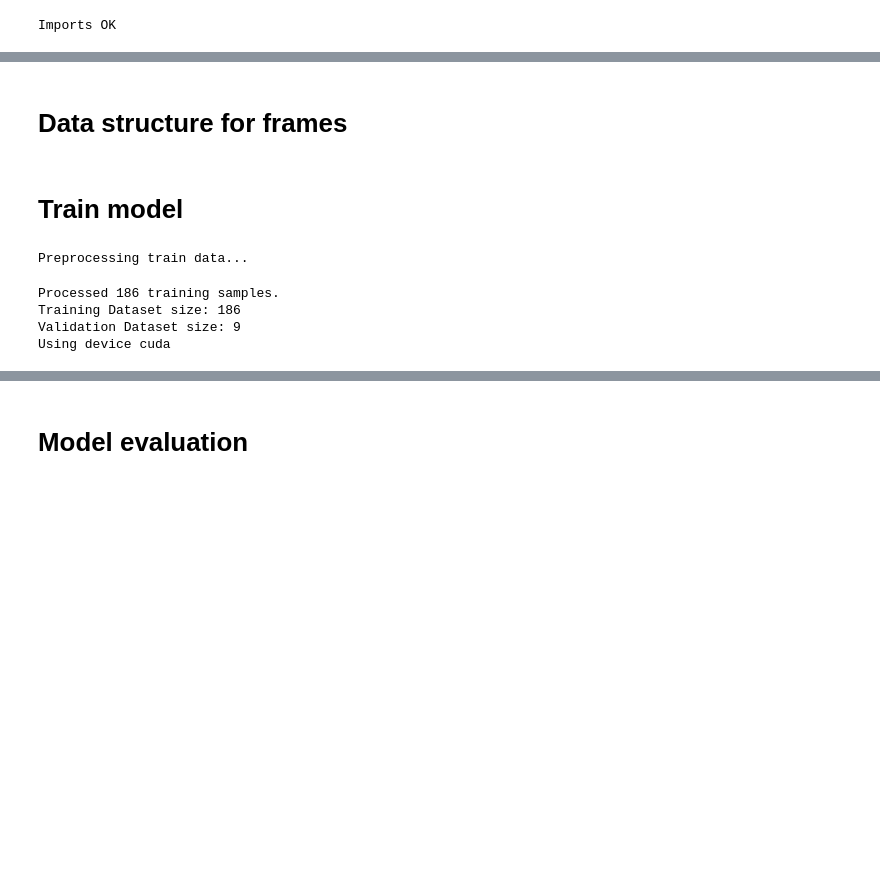
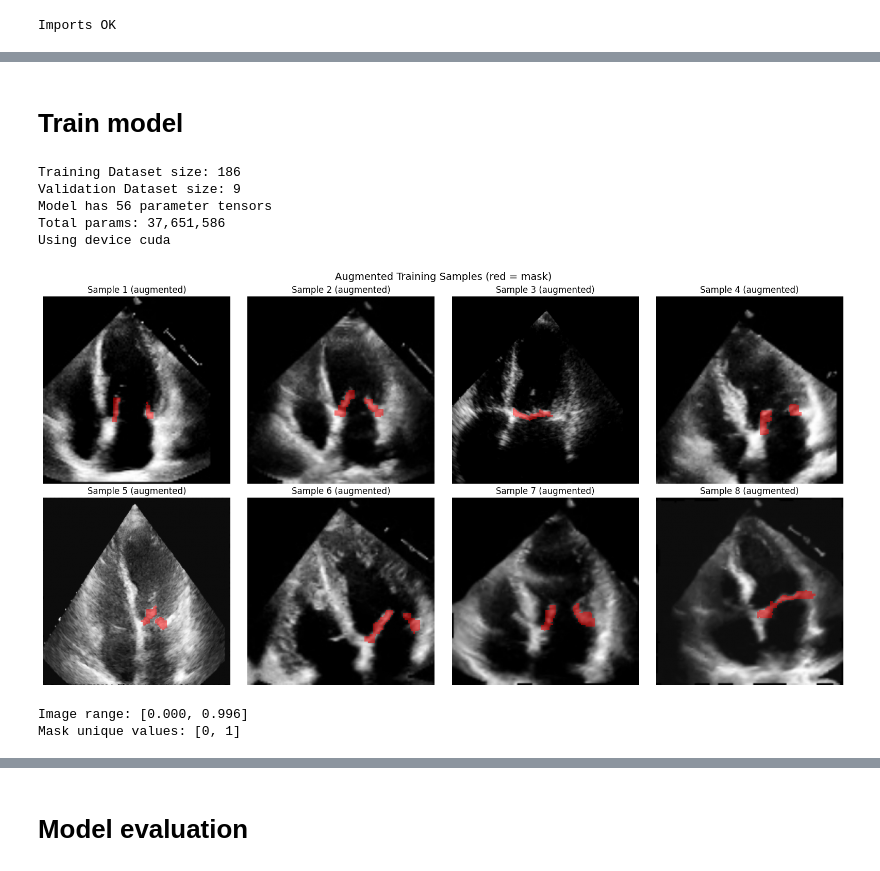
Before and after one commit to LuisZim/AML-ETH-Project2, a Jupyter notebook: notebooks/UNet_colab.ipynb, the cells around one changed output, grey strips where cells are left out. Saved outputs shown, nothing was run; the diff lists cells and outputs as text; code cells hidden in the pictures; blank space fills up the shorter version.

Commit message:
Adjust dataset.py to allow for training with data augmentation.

```diff
--- a/notebooks/UNet_colab.ipynb
+++ b/notebooks/UNet_colab.ipynb
@@ -92,2 +69,0 @@ from train import train_one_epoch, eval_one_epoch
-# %% [markdown]
-# Data structure for frames
@@ -98,23 +72,19 @@ from dataset import FramesDataset
 # %%
 # For now, data contains all videos labeled by amateurs. We do a 80/20 train/val split here.
 from utils.utilities import make_train_test_split
+from dataset import FramesDataset
+from models.UNet import UNet, initialize_weights
+from torch.utils.data import DataLoader
 import torch.nn as nn
+import torch
 
 # Split data into train and validation sets. We take validation data only from expert labeled videos.
 # test_ratio refers to the fraction of expert labeled videos, NOT total videos.
 train_data, val_data = make_train_test_split(data, test_ratio=0.2, random_seed=42)
 
-# preprocess training data and validation data: extract frames and masks from data dicts
-from utils.utilities import preprocess_train_data
-print("Preprocessing train data...")
-names, frames, masks = preprocess_train_data(train_data)
-val_names, val_frames, val_masks = preprocess_train_data(val_data)
-# Make frames and masks single channel (H,W) So list has dimension (N, H, W) not (N, H, W, 1)
-print(f"Processed {len(names)} training samples.")
-
 # set up dataset and dataloader
-train_ds = FramesDataset(frames, masks)
-val_ds = FramesDataset(val_frames, val_masks)
+train_ds = FramesDataset(train_data, augmentation=True)
+val_ds = FramesDataset(val_data)
 print(f'Training Dataset size: {len(train_ds)}')
 print(f'Validation Dataset size: {len(val_ds)}')
 
@@ -123,6 +93,10 @@ val_loader = DataLoader(val_ds, batch_size=8, shuffle=False)
 
 # Set up model, optimizer, criterion, device
 model = UNet(n_channels=1, n_classes=2)
+# Check if model has parameters
+params = list(model.parameters())
+print(f"Model has {len(params)} parameter tensors")
+print(f"Total params: {sum(p.numel() for p in params):,}")
 initialize_weights(model)
 optim = torch.optim.Adam(model.parameters(), lr=1e-3)
 criterion = nn.CrossEntropyLoss()
@@ -130,11 +104,50 @@ device = torch.device('cuda' if torch.cuda.is_available() else 'cpu')
 print('Using device', device)
 model = model.to(device)
 # %% [output]
-Preprocessing train data...
+Training Dataset size: 186
+Validation Dataset size: 9
+Model has 56 parameter tensors
+Total params: 37,651,586
+Using device cuda
-Processed 186 training samples.
-Training Dataset size: 186
-Validation Dataset size: 9
-Using device cuda
+# %%
+# Visualize augmented samples from train_loader
+import matplotlib.pyplot as plt
+
+# Get one batch from train_loader
+batch = next(iter(train_loader))
+imgs, masks = batch
+
+# Show first 8 samples
+fig, axes = plt.subplots(2, 4, figsize=(16, 8))
+axes = axes.flatten()
+
+for i in range(min(8, imgs.shape[0])):
+    img = imgs[i, 0].numpy()  # (H, W)
+    mask = masks[i].numpy()   # (H, W)
+
+    # Create overlay: image in grayscale, mask in red
+    ax = axes[i]
+    ax.imshow(img, cmap='gray')
+
+    # Red overlay for mask
+    rgba = np.zeros((img.shape[0], img.shape[1], 4))
+    rgba[..., 0] = 1.0  # red channel
+    rgba[..., 3] = mask * 0.5  # alpha where mask is present
+    ax.imshow(rgba, interpolation='nearest')
+
+    ax.set_title(f'Sample {i+1} (augmented)')
+    ax.axis('off')
+
+plt.tight_layout()
+plt.suptitle('Augmented Training Samples (red = mask)', fontsize=14, y=1.02)
+plt.show()
+
+print(f"Image range: [{imgs.min():.3f}, {imgs.max():.3f}]")
+print(f"Mask unique values: {torch.unique(masks).tolist()}")
+# %% [output]
+[figure, added]
+Image range: [0.000, 0.996]
+Mask unique values: [0, 1]
 # %%
 # If train == True, Train for 20 epochs and plot epoch losses
 # otherwise load saved weights
```
Also changed, not shown: parts of 17 cells of this notebook, 6 other files.
